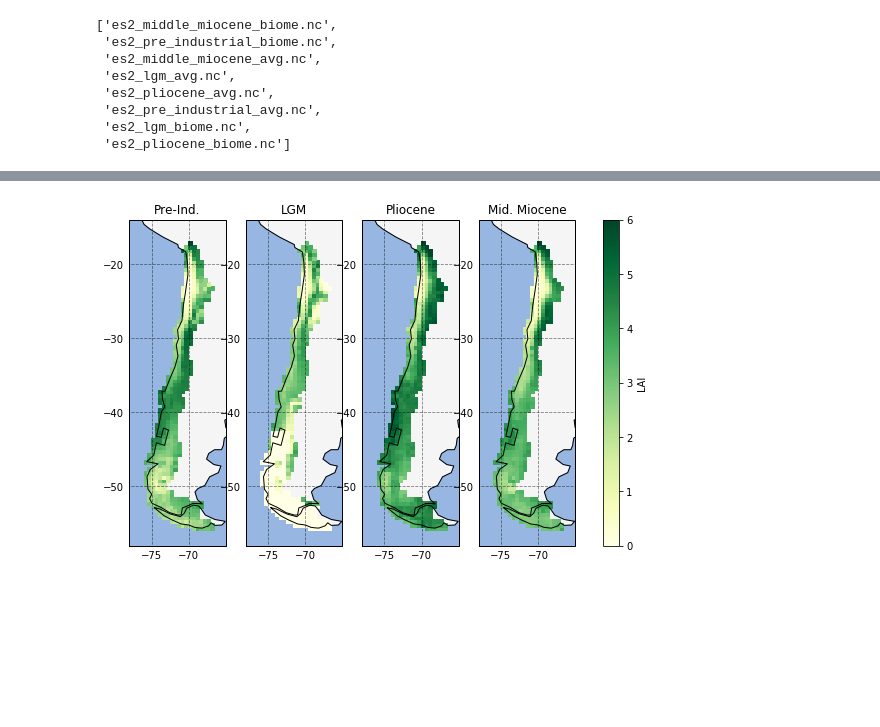
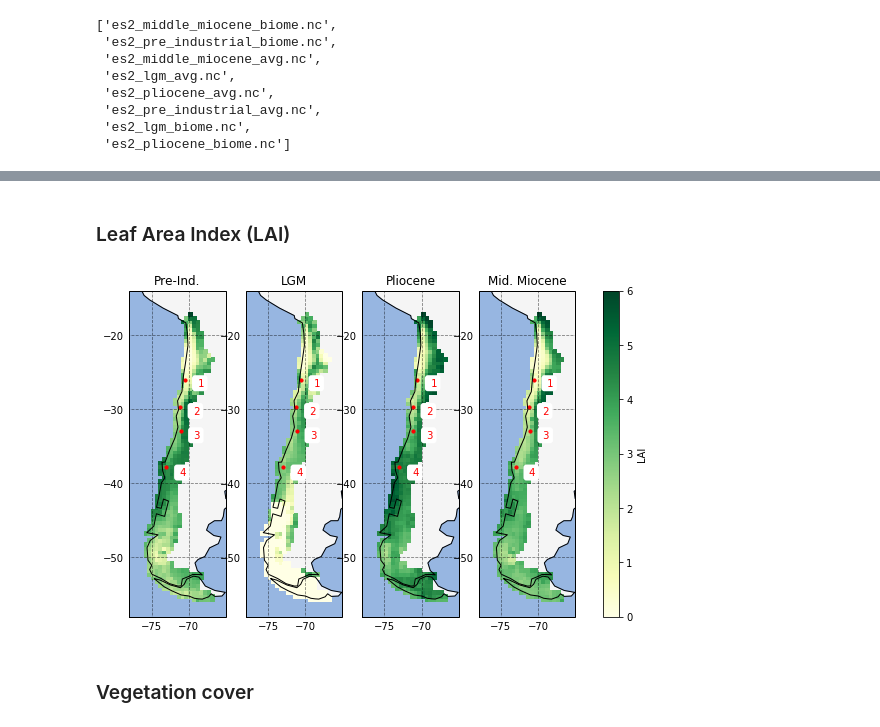
Before and after one commit to cwerner/earthshape2_paleosims, a Jupyter notebook: nbs/Overview.ipynb, the cells around one changed output, grey strips where cells are left out. Saved outputs shown, nothing was run; the diff lists cells and outputs as text; code cells hidden in the pictures; blank space fills up the shorter version.

Commit message:
Notebook cleanup and fpc plots

```diff
--- a/nbs/Overview.ipynb
+++ b/nbs/Overview.ipynb
@@ -32,0 +36,9 @@ check_version()
+# %%
+ts = ['pre_industrial', 'lgm', 'pliocene', 'middle_miocene']
+tsl = dict(zip(ts, ['Pre-Ind.', 'LGM', 'Pliocene', 'Mid. Miocene']))
+
+sites = ['Nahuelbuta', ' La Campana', ' St. Gracia', ' Pan de Azucar']
+sites_short = ['4','3','2','1']
+coords = [(-37.80904, -73.01382), (-32.92905, -71.08846), (-29.75214, -71.15750), (-26.11008, -70.55039)]
+site_coords = dict(zip(ts, coords))
+df_sites = pd.DataFrame(dict(site=sites, siteno=sites_short, coord=coords)).sort_values(by='siteno').reset_index(drop=True)
@@ -33,13 +47,11 @@ check_version()
 # %%
-# some helper functions
-
 # extend path object
 Path.ls = lambda x: [o.name for o in x.iterdir()]
 
 # nicer plots
-def beautify_map(ax, label=None):
+def beautify_map(ax, label=None, add_marker=False):
     """Take an axis and apply some styling"""
-    ax.set_title(label)
+
     gl = ax.gridlines(draw_labels=True, linestyle='--', color='black', alpha=.5)
     gl.xlocator = mticker.FixedLocator([-80, -75, -70, -65])
     gl.ylocator = mticker.FixedLocator([-10, -20, -30, -40, -50, -60])
@@ -49,4 +61,19 @@ def beautify_map(ax, label=None):
     ax.add_feature(cfeature.OCEAN)
     ax.add_feature(cfeature.COASTLINE)
     ax.set_extent([-78,-65,-58,-14])
+    if label: ax.set_title(label)
+    if add_marker:
+        lats = [a[0] for a in coords]
+        lons = [a[1] for a in coords]
+        ax.scatter(lons, lats, transform=ccrs.Geodetic(), color='red', s=10)
+        for i, txt in enumerate(sites_short):
+            ax.annotate(' '+sites_short[i], (lons[i]*0.98, lats[i]*1.03),
+                        transform=ccrs.Geodetic(), color='red',
+                        bbox=dict(facecolor='white', edgecolor='none', boxstyle='round'))
+
+
+
+# calculate FPC from LAI
+def calc_fpc(x):
+    return x-273.15
 # %% [markdown]
@@ -88,13 +122,16 @@ for t in ts: ds[t] = xr.open_dataset(path/f'es2_{t}_avg.nc')
+# %% [markdown]
+### Leaf Area Index (LAI)
 # %%
 # plot average LAI
 fig, axes = plt.subplots(1, len(ts), subplot_kw={'projection': ccrs.PlateCarree()})
 
 for t, ax in zip(ts, axes.flatten()):
     p = ds[t].tot_sp_lai.plot(ax=ax, transform=ccrs.PlateCarree(), cmap='YlGn', vmin=0, vmax=6, add_colorbar=False)
-    beautify_map(ax, label=tsl[t])
+    beautify_map(ax, label=tsl[t], add_marker=True)
+fig.colorbar(p, ax=axes.ravel().tolist()).set_label('LAI');
 
-# make it a bit bigger
-plt.gcf().set_size_inches(10, 6)
-fig.colorbar(p, ax=axes.ravel().tolist()).set_label('LAI');
+plt.gcf().set_size_inches(10, 6) # bigger plot
 # %% [output]
-[figure, old version]
+[figure, new version]
+# %% [markdown]
+### Vegetation cover
```
Also changed, not shown: parts of 8 cells of this notebook.
